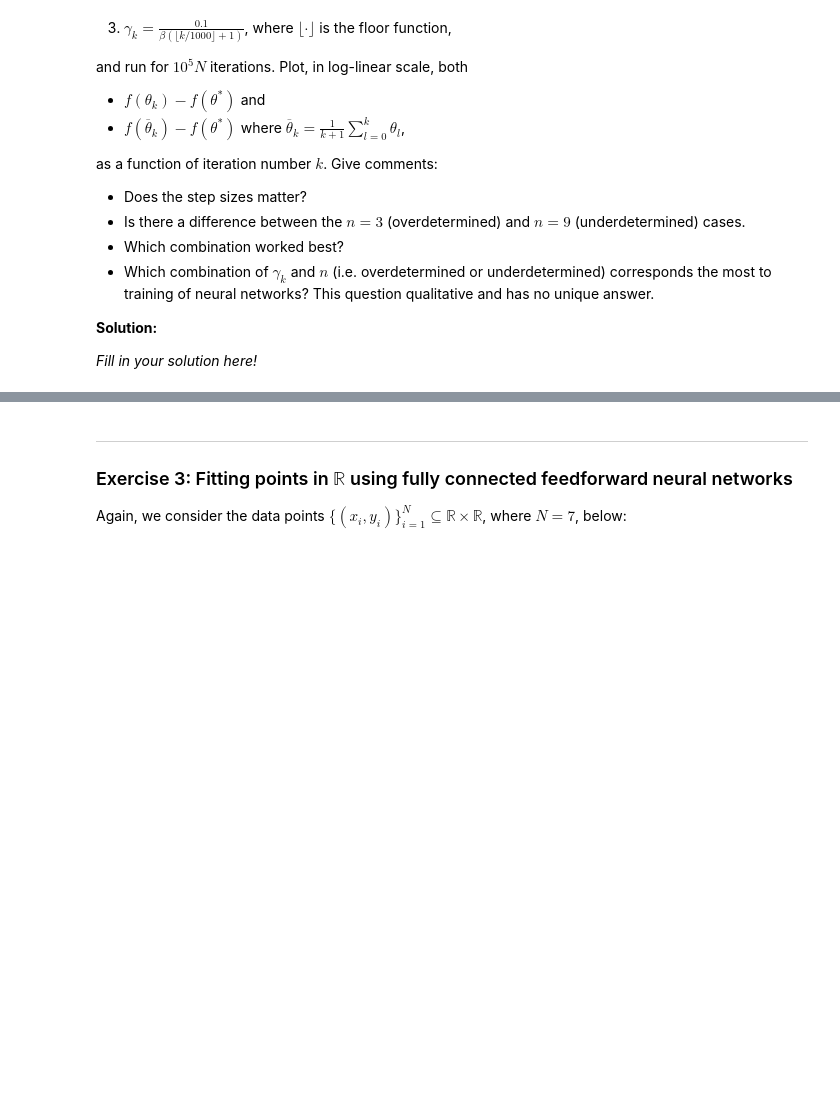
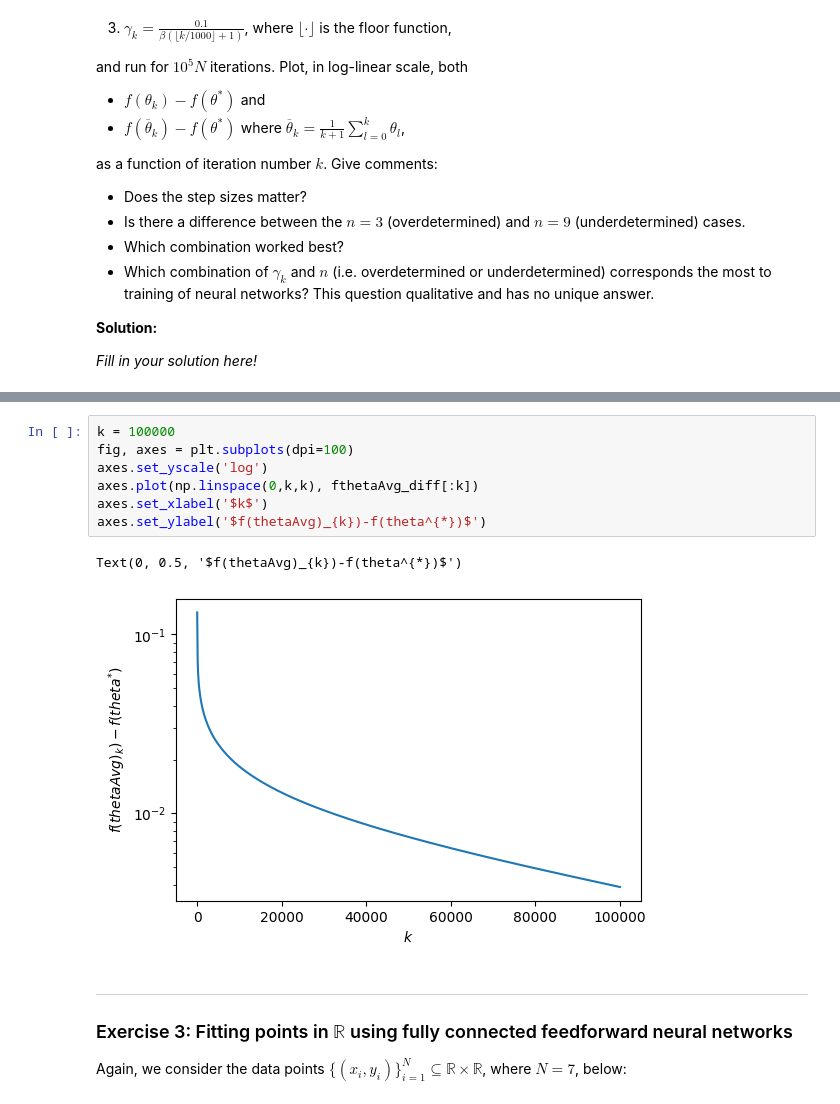
Before and after one commit to RasmusBacklund/FRTN50, a Jupyter notebook: handin2.ipynb, the cells around one changed output, grey strips where cells are left out. Drawn from its saved outputs; the diff is of its cells as text; blank space fills up the shorter version.

```diff
--- a/handin2.ipynb
+++ b/handin2.ipynb
@@ -493,3 +644,13 @@ _Fill in your solution here!_
+# %%
+k = 100000
+fig, axes = plt.subplots(dpi=100)
+axes.set_yscale('log')
+axes.plot(np.linspace(0,k,k), fthetaAvg_diff[:k])
+axes.set_xlabel('$k$')
+axes.set_ylabel('$f(thetaAvg)_{k})-f(theta^{*})$')
+# %% [output]
+Text(0, 0.5, '$f(thetaAvg)_{k})-f(theta^{*})$')
+[figure, added]
 # %% [markdown]
 ---
 ### Exercise 3: Fitting points in $\mathbb{R}$ using fully connected feedforward neural networks
```
Also changed, not shown: parts of 37 cells of this notebook.
